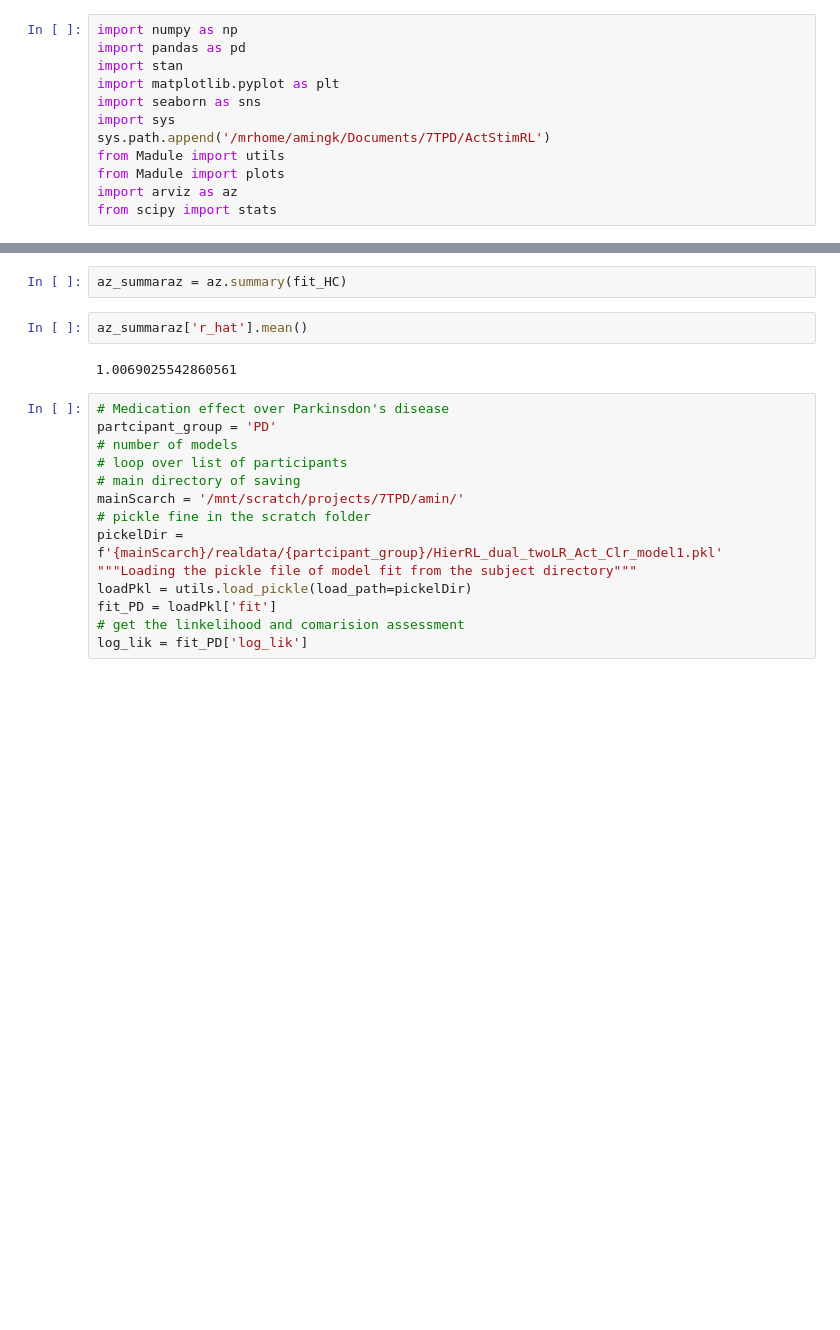
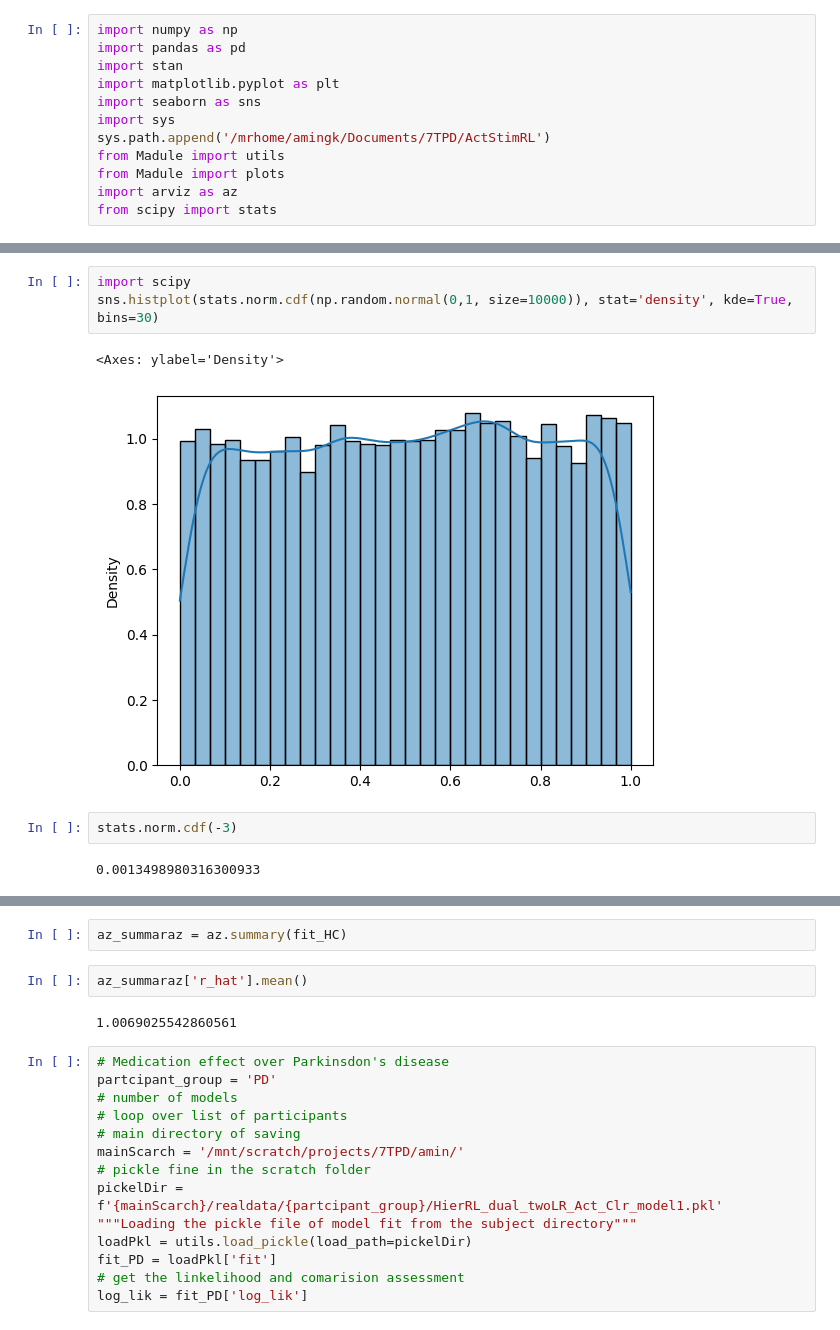
Before and after one commit to AGhaderi/ActStimRL, a Jupyter notebook: Model/Model_checking/HierRL_model_checking.ipynb, the cells around one changed output, grey strips where cells are left out. Cells and saved outputs as stored; diff of their text form; blank space fills up the shorter version.

```diff
--- a/Model/Model_checking/HierRL_model_checking.ipynb
+++ b/Model/Model_checking/HierRL_model_checking.ipynb
@@ -26,0 +421,10 @@ fit_HC = loadPkl['fit']
+# %%
+import scipy
+sns.histplot(stats.norm.cdf(np.random.normal(0,1, size=10000)), stat='density', kde=True, bins=30)
+# %% [output]
+<Axes: ylabel='Density'>
+[figure, added]
+# %%
+stats.norm.cdf(-3)
+# %% [output]
+0.0013498980316300933
```
Also changed, not shown: parts of 73 cells of this notebook, 21 other files.
